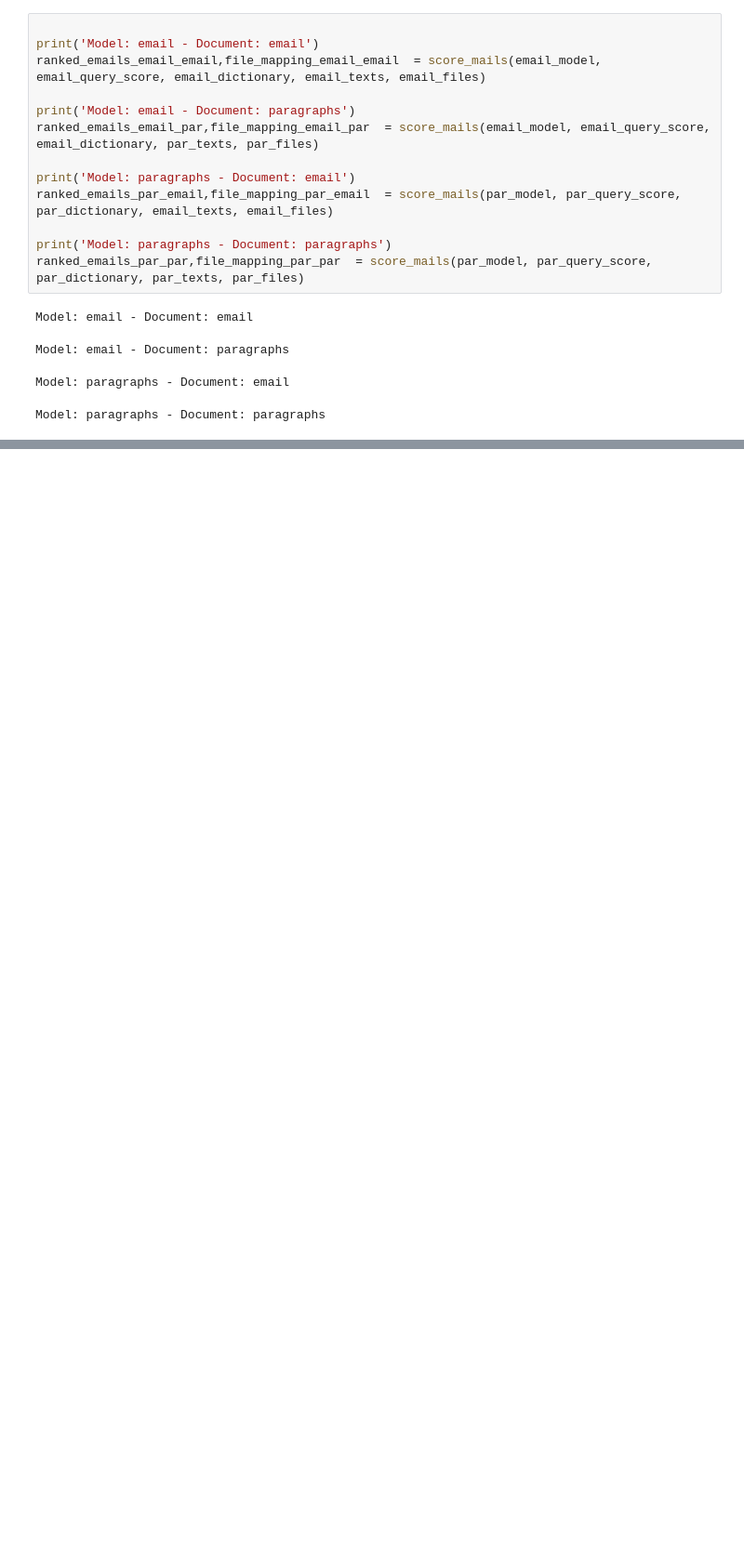
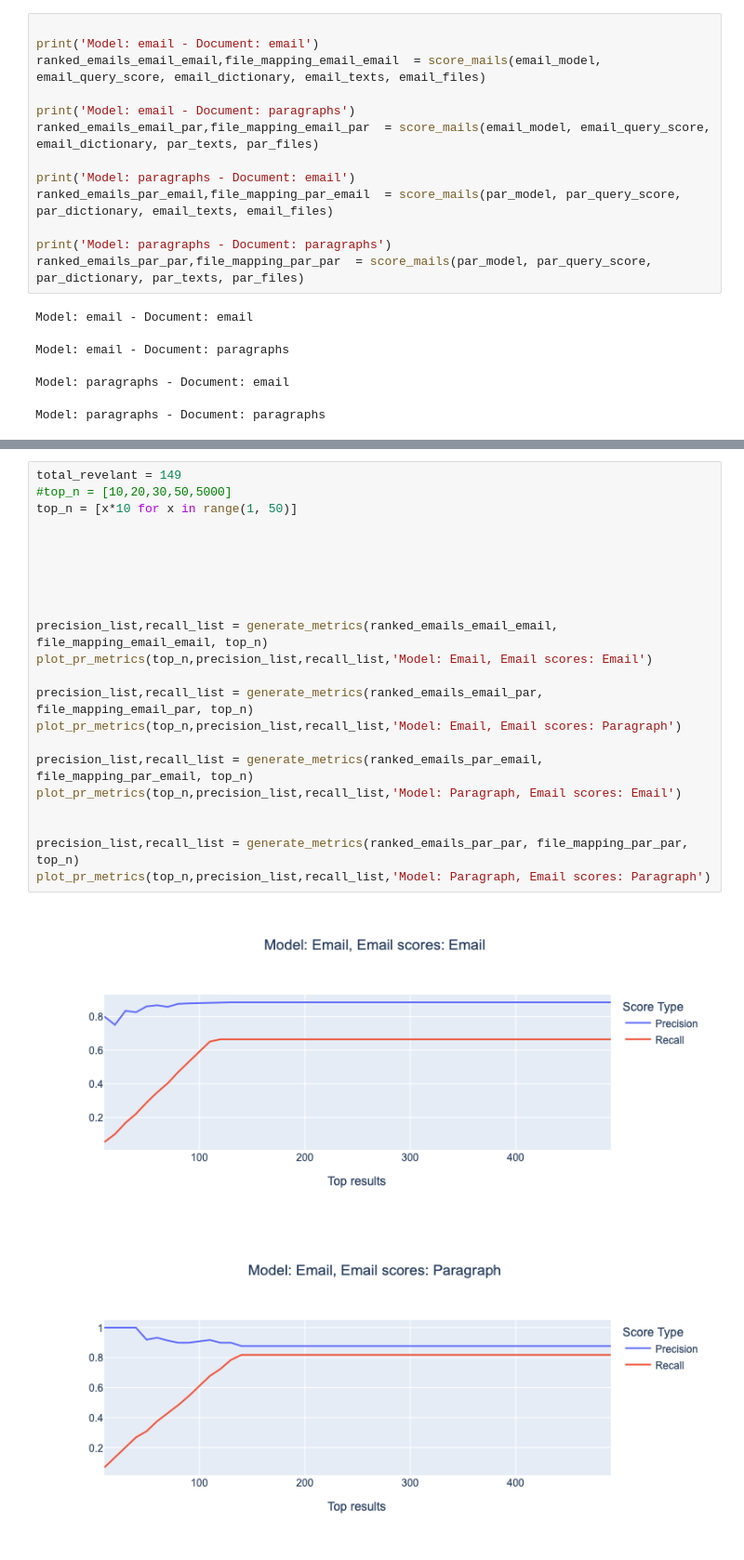
Before and after one commit to Riaal-Domingues/forensic_document_classification, a Jupyter notebook: notebooks/Models/Experiment3.ipynb, the cells around one changed output, grey strips where cells are left out. Shown: that part at 93% size. Cells and saved outputs as stored; diff of their text form; blank space fills up the shorter version.

```diff
--- a/notebooks/Models/Experiment3.ipynb
+++ b/notebooks/Models/Experiment3.ipynb
@@ -530,0 +682,25 @@ print()
+# %%
+total_revelant = 149
+#top_n = [10,20,30,50,5000]
+top_n = [x*10 for x in range(1, 50)]
+
+
+
+
+
+
+precision_list,recall_list = generate_metrics(ranked_emails_email_email, file_mapping_email_email, top_n)
+plot_pr_metrics(top_n,precision_list,recall_list,'Model: Email, Email scores: Email')
+
+precision_list,recall_list = generate_metrics(ranked_emails_email_par, file_mapping_email_par, top_n)
+plot_pr_metrics(top_n,precision_list,recall_list,'Model: Email, Email scores: Paragraph')
+
+precision_list,recall_list = generate_metrics(ranked_emails_par_email, file_mapping_par_email, top_n)
+plot_pr_metrics(top_n,precision_list,recall_list,'Model: Paragraph, Email scores: Email')
+
+
+precision_list,recall_list = generate_metrics(ranked_emails_par_par, file_mapping_par_par, top_n)
+plot_pr_metrics(top_n,precision_list,recall_list,'Model: Paragraph, Email scores: Paragraph')
+# %% [output]
+[figure, added]
+[figure, added]
```
Also changed, not shown: parts of 10 cells of this notebook, 2 other files.
